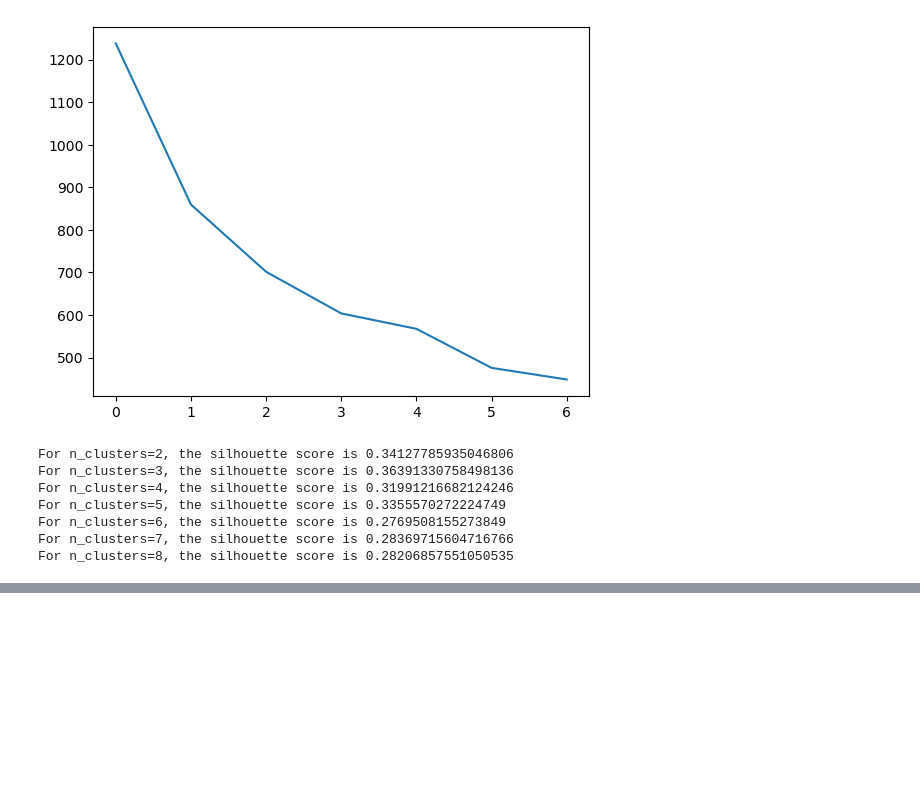
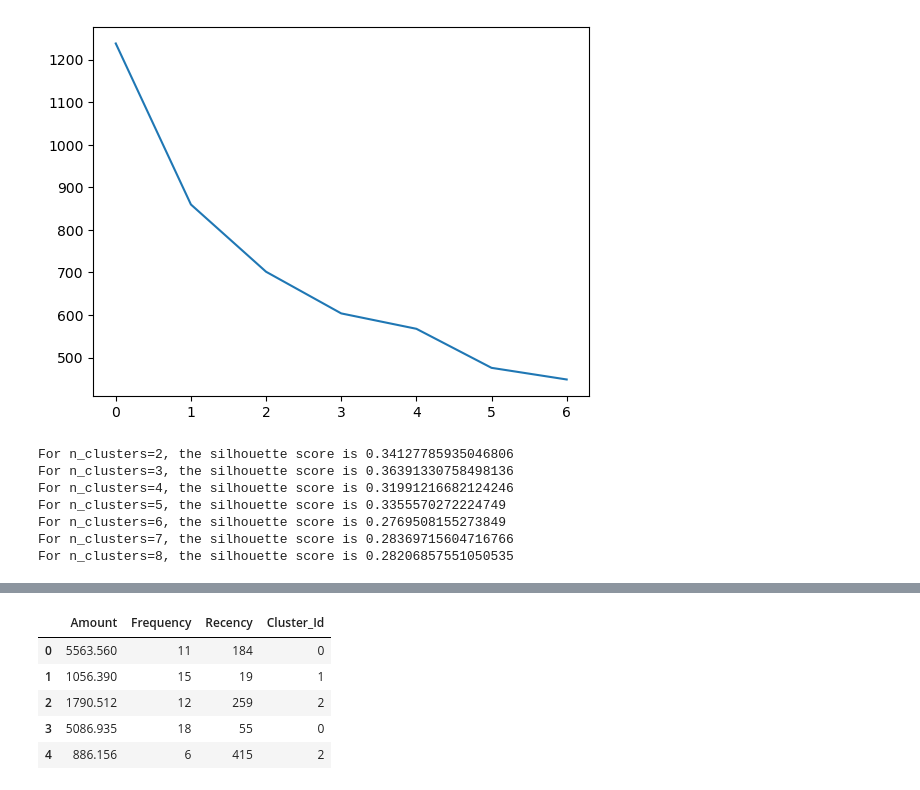
Before and after one commit to Karan9603/E-commerce-Superstore-Project, a Jupyter notebook: Clustering.ipynb, the cells around one changed output, grey strips where cells are left out. Saved outputs shown, nothing was run; the diff lists cells and outputs as text; code cells hidden in the pictures; blank space fills up the shorter version.

```diff
--- a/Clustering.ipynb
+++ b/Clustering.ipynb
@@ -280,0 +309,11 @@ For n_clusters=8, the silhouette score is 0.28206857551050535
+# %%
+# assign the label
+rfm_df['Cluster_Id'] = kmeans.labels_
+rfm_df.head()
+# %% [output]
+|  | Amount | Frequency | Recency | Cluster_Id |
+| 0 | 5563.560 | 11 | 184 | 0 |
+| 1 | 1056.390 | 15 | 19 | 1 |
+| 2 | 1790.512 | 12 | 259 | 2 |
+| 3 | 5086.935 | 18 | 55 | 0 |
+| 4 | 886.156 | 6 | 415 | 2 |
```
Also changed, not shown: parts of 3 cells of this notebook, 1 other file.
